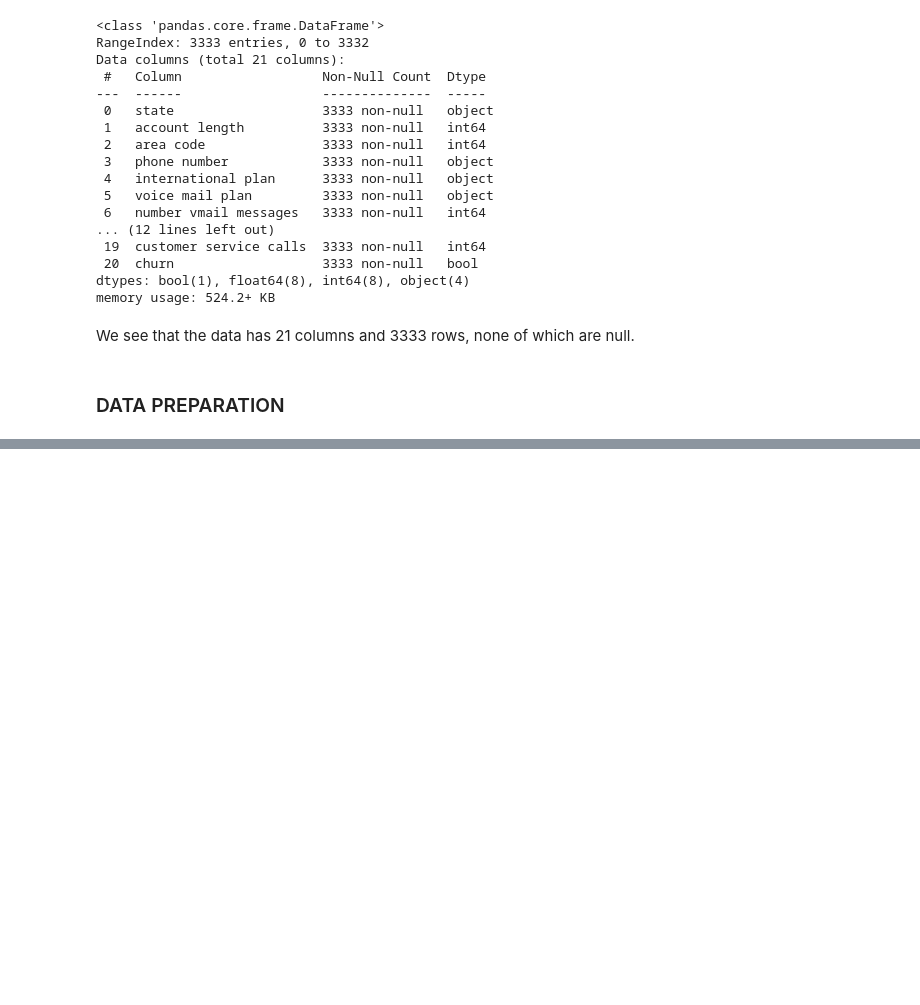
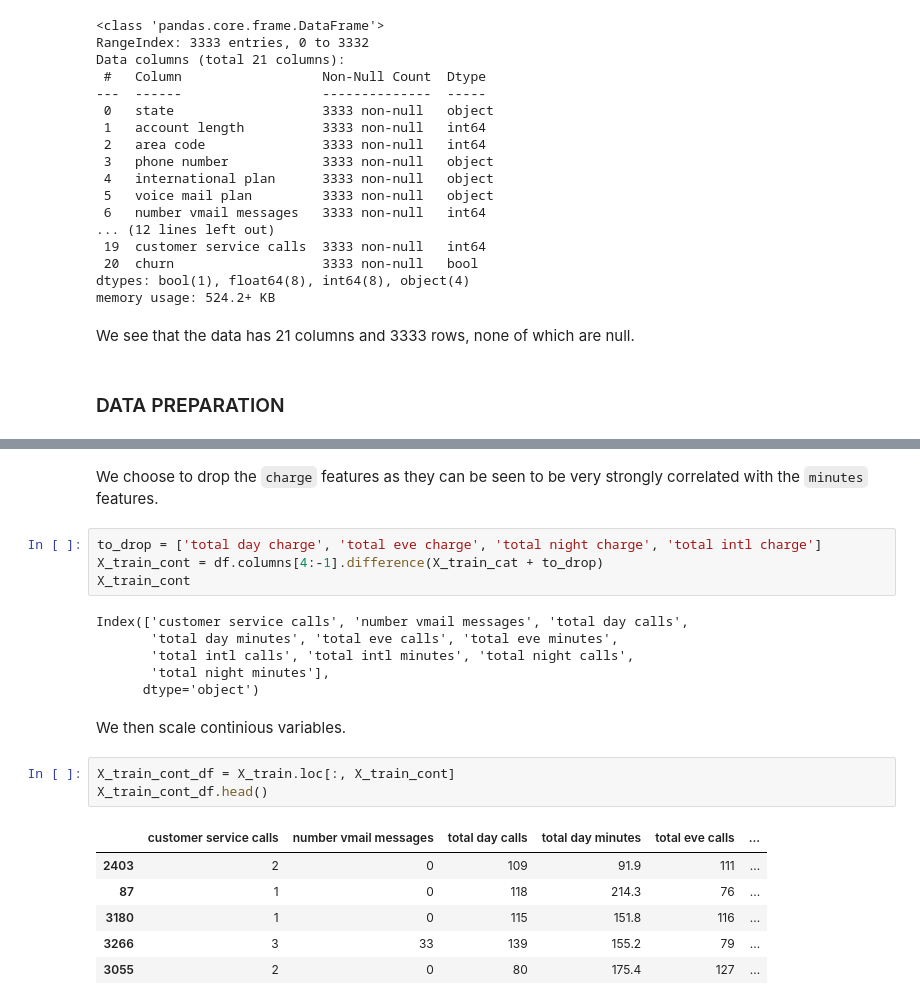
Before and after one commit to Collin9726/Predicting_Customer_Churn_At_SyriaTel, a Jupyter notebook: index.ipynb, the cells around one changed output, grey strips where cells are left out. Drawn from its saved outputs; the diff is of its cells as text; blank space fills up the shorter version.

````diff
--- a/index.ipynb
+++ b/index.ipynb
@@ -57,0 +155,24 @@ We see that the data has 21 columns and 3333 rows, none of which are null.
+# %% [markdown]
+We choose to drop the ```charge``` features as they can be seen to be very strongly correlated with the ```minutes``` features.
+# %%
+to_drop = ['total day charge', 'total eve charge', 'total night charge', 'total intl charge']
+X_train_cont = df.columns[4:-1].difference(X_train_cat + to_drop)
+X_train_cont
+# %% [output]
+Index(['customer service calls', 'number vmail messages', 'total day calls',
+       'total day minutes', 'total eve calls', 'total eve minutes',
+       'total intl calls', 'total intl minutes', 'total night calls',
+       'total night minutes'],
+      dtype='object')
+# %% [markdown]
+We then scale continious variables.
+# %%
+X_train_cont_df = X_train.loc[:, X_train_cont]
+X_train_cont_df.head()
+# %% [output]
+|  | customer service calls | number vmail messages | total day calls | total day minutes | total eve calls | ... |
+| 2403 | 2 | 0 | 109 | 91.9 | 111 | ... |
+| 87 | 1 | 0 | 118 | 214.3 | 76 | ... |
+| 3180 | 1 | 0 | 115 | 151.8 | 116 | ... |
+| 3266 | 3 | 33 | 139 | 155.2 | 79 | ... |
+| 3055 | 2 | 0 | 80 | 175.4 | 127 | ... |
````
Also changed, not shown: parts of 20 cells of this notebook.
